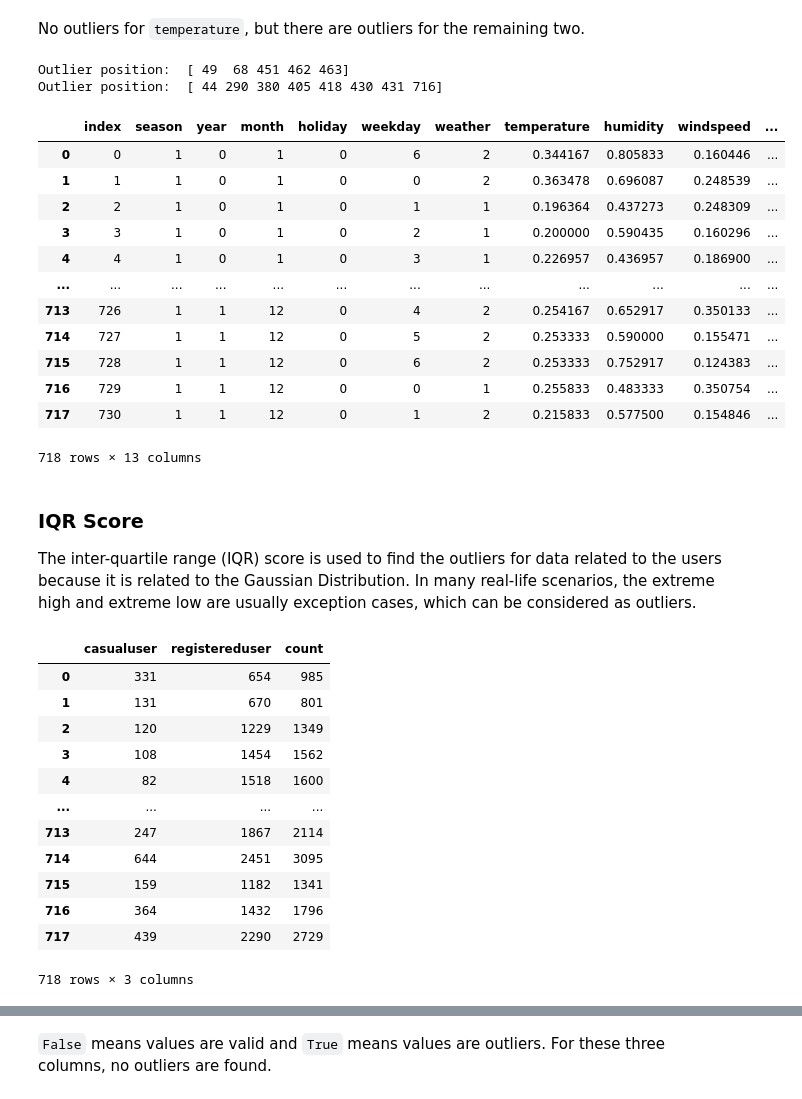
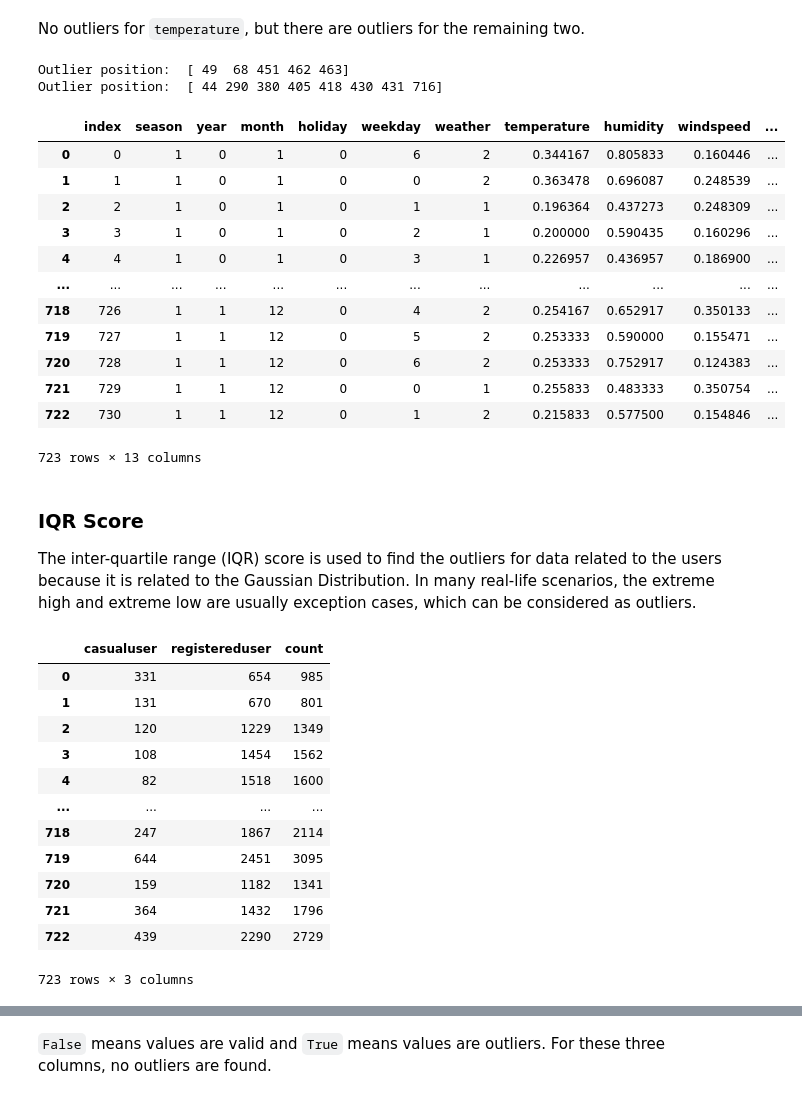
Before and after one commit to lianaling/bike-rental-forecast, a Jupyter notebook: notebooks/1.0 data-preprocessing.ipynb, the cells around one changed output, grey strips where cells are left out. Saved outputs shown, nothing was run; the diff lists cells and outputs as text; code cells hidden in the pictures.

```diff
--- a/notebooks/1.0 data-preprocessing.ipynb
+++ b/notebooks/1.0 data-preprocessing.ipynb
@@ -161,34 +161,35 @@ def remove_outlier(dataset: pd.DataFrame, column: str, threshold: float, operato
     print("Outlier position: ", outliers)
     return df_day_data.drop(outliers, axis=0)
 # %%
-df_day_data = remove_outlier(df_day_data, 'humidity', 0.3, "<")
-df_day_data = remove_outlier(df_day_data, 'windspeed', 0.4, ">")
+df_day_cleaned = remove_outlier(df_day_data, 'humidity', 0.3, "<")
+df_day_cleaned = remove_outlier(df_day_cleaned, 'windspeed', 0.4, ">")
 
 # Reset index of the dataframe
-df_day_data.reset_index(inplace = True)
+df_day_cleaned.reset_index(inplace = True)
 
-df_day_data
+df_day_cleaned.to_csv("../dataset/df_day_cleaned.csv")
+df_day_cleaned
 # %% [output]
 Outlier position:  [ 49  68 451 462 463]
 Outlier position:  [ 44 290 380 405 418 430 431 716]
 |  | index | season | year | month | holiday | weekday | weather | temperature | humidity | windspeed | ... |
 | 0 | 0 | 1 | 0 | 1 | 0 | 6 | 2 | 0.344167 | 0.805833 | 0.160446 | ... |
 | 1 | 1 | 1 | 0 | 1 | 0 | 0 | 2 | 0.363478 | 0.696087 | 0.248539 | ... |
 | 2 | 2 | 1 | 0 | 1 | 0 | 1 | 1 | 0.196364 | 0.437273 | 0.248309 | ... |
 | 3 | 3 | 1 | 0 | 1 | 0 | 2 | 1 | 0.200000 | 0.590435 | 0.160296 | ... |
 | 4 | 4 | 1 | 0 | 1 | 0 | 3 | 1 | 0.226957 | 0.436957 | 0.186900 | ... |
 | ... | ... | ... | ... | ... | ... | ... | ... | ... | ... | ... | ... |
-| 713 | 726 | 1 | 1 | 12 | 0 | 4 | 2 | 0.254167 | 0.652917 | 0.350133 | ... |
-| 714 | 727 | 1 | 1 | 12 | 0 | 5 | 2 | 0.253333 | 0.590000 | 0.155471 | ... |
-| 715 | 728 | 1 | 1 | 12 | 0 | 6 | 2 | 0.253333 | 0.752917 | 0.124383 | ... |
-| 716 | 729 | 1 | 1 | 12 | 0 | 0 | 1 | 0.255833 | 0.483333 | 0.350754 | ... |
-| 717 | 730 | 1 | 1 | 12 | 0 | 1 | 2 | 0.215833 | 0.577500 | 0.154846 | ... |
+| 718 | 726 | 1 | 1 | 12 | 0 | 4 | 2 | 0.254167 | 0.652917 | 0.350133 | ... |
+| 719 | 727 | 1 | 1 | 12 | 0 | 5 | 2 | 0.253333 | 0.590000 | 0.155471 | ... |
+| 720 | 728 | 1 | 1 | 12 | 0 | 6 | 2 | 0.253333 | 0.752917 | 0.124383 | ... |
+| 721 | 729 | 1 | 1 | 12 | 0 | 0 | 1 | 0.255833 | 0.483333 | 0.350754 | ... |
+| 722 | 730 | 1 | 1 | 12 | 0 | 1 | 2 | 0.215833 | 0.577500 | 0.154846 | ... |
-718 rows × 13 columns
+723 rows × 13 columns
 # %% [markdown]
 ### IQR Score
 The inter-quartile range (IQR) score is used to find the outliers for data related to the users because it is related to the Gaussian Distribution. In many real-life scenarios, the extreme high and extreme low are usually exception cases, which can be considered as outliers.
 # %%
-outlier_day = df_day_data[['casualuser', 'registereduser', 'count']].copy(deep=False) # Shallow copy, any changes will affect original df
+outlier_day = df_day_cleaned[['casualuser', 'registereduser', 'count']].copy(deep=False) # Shallow copy, any changes will affect original df
 outlier_day
 # %% [output]
 |  | casualuser | registereduser | count |
@@ -198,12 +199,12 @@ outlier_day
 | 3 | 108 | 1454 | 1562 |
 | 4 | 82 | 1518 | 1600 |
 | ... | ... | ... | ... |
-| 713 | 247 | 1867 | 2114 |
-| 714 | 644 | 2451 | 3095 |
-| 715 | 159 | 1182 | 1341 |
-| 716 | 364 | 1432 | 1796 |
-| 717 | 439 | 2290 | 2729 |
+| 718 | 247 | 1867 | 2114 |
+| 719 | 644 | 2451 | 3095 |
+| 720 | 159 | 1182 | 1341 |
+| 721 | 364 | 1432 | 1796 |
+| 722 | 439 | 2290 | 2729 |
-718 rows × 3 columns
+723 rows × 3 columns
 # %%
 Q1 = outlier_day.quantile(0.25)
 Q3 = outlier_day.quantile(0.75)
```
Also changed, not shown: parts of 14 cells of this notebook, 10 other files.
